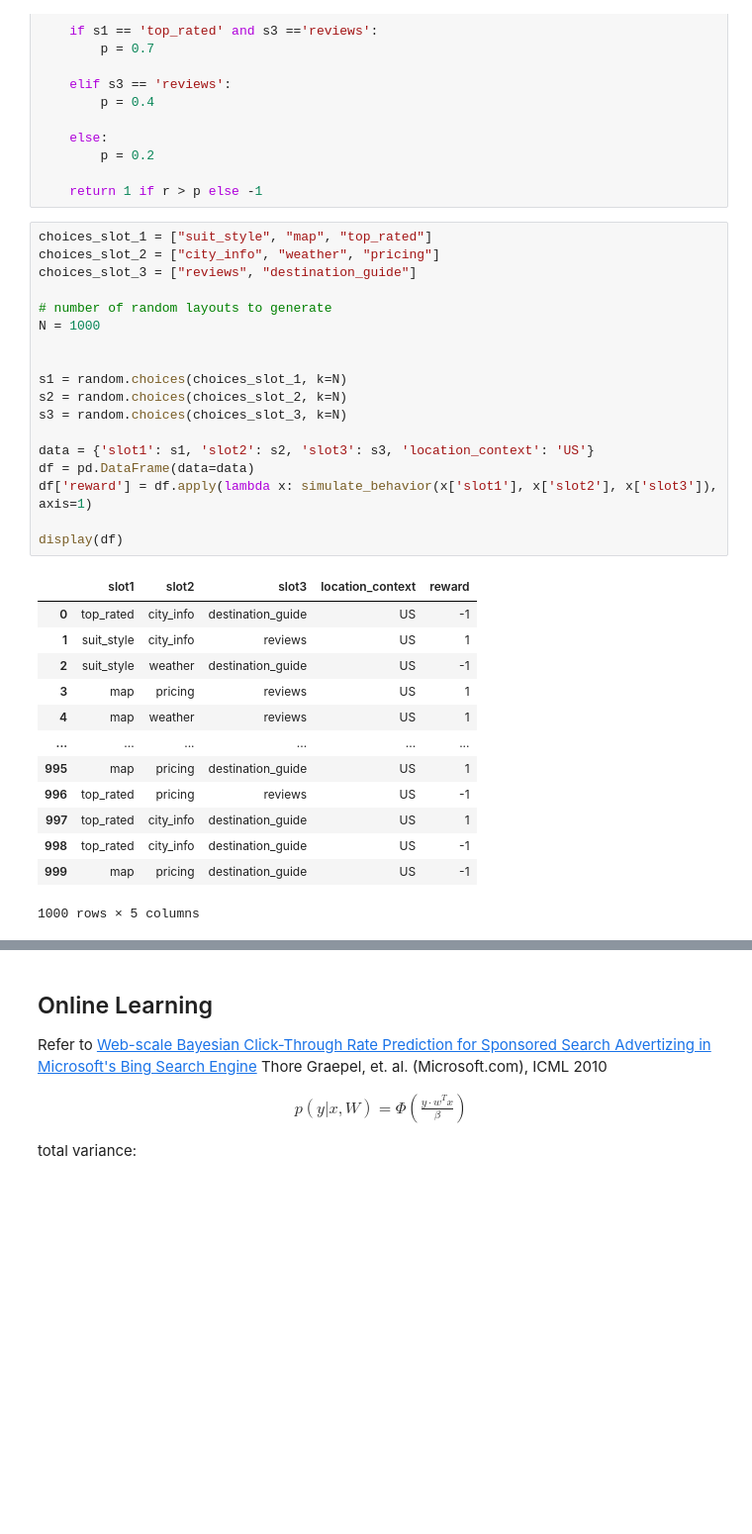
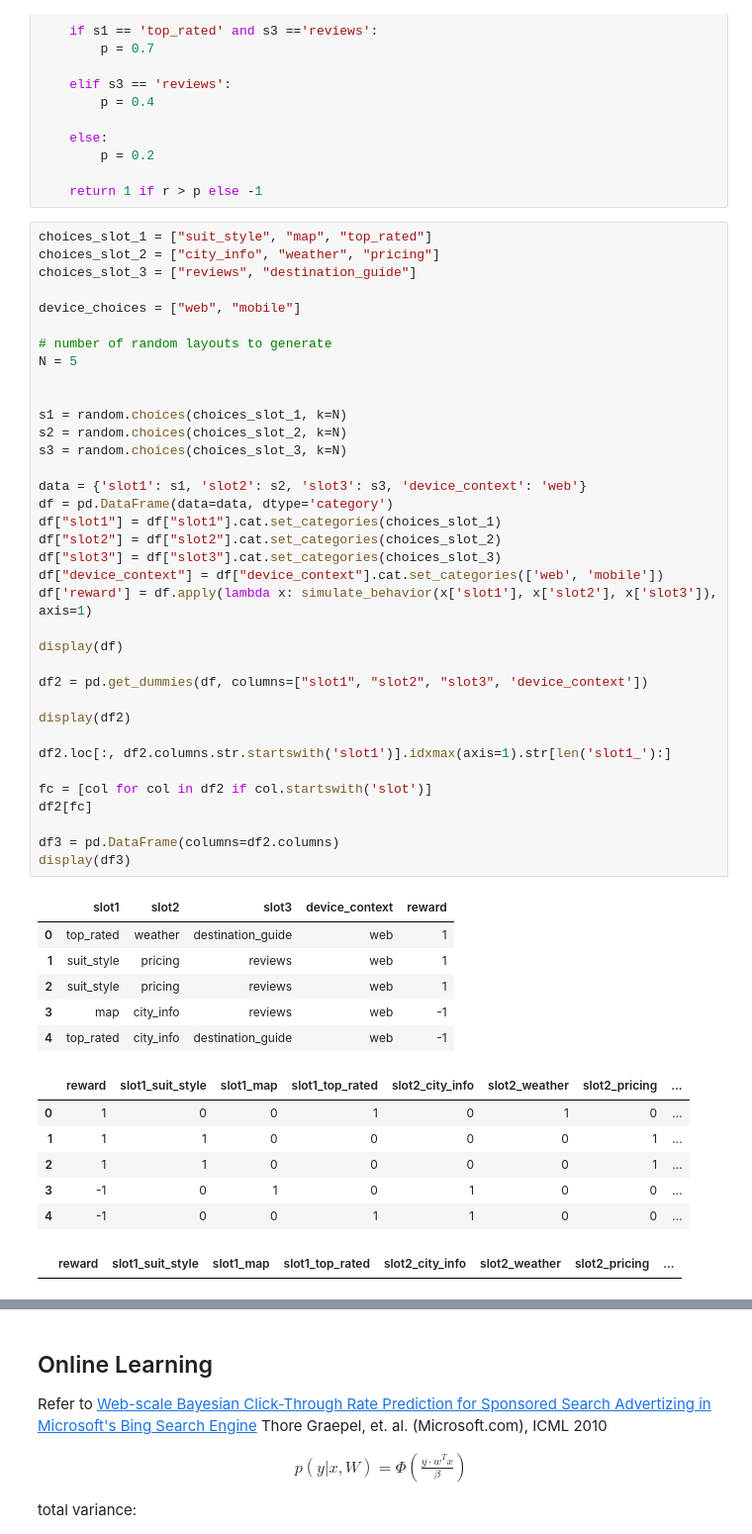
Before and after one commit to rfdickerson/multiarmed-bandits, a Jupyter notebook: Contextual Bandits.ipynb, the cells around one changed output, grey strips where cells are left out. Shown at 99% size. Saved outputs shown, nothing was run; the diff lists cells and outputs as text; blank space fills up the shorter version.

```diff
--- a/Contextual Bandits.ipynb
+++ b/Contextual Bandits.ipynb
@@ -81,33 +81,51 @@ def simulate_behavior(s1, s2, s3):
 # %%
 choices_slot_1 = ["suit_style", "map", "top_rated"]
 choices_slot_2 = ["city_info", "weather", "pricing"]
 choices_slot_3 = ["reviews", "destination_guide"]
 
+device_choices = ["web", "mobile"]
+
 # number of random layouts to generate
-N = 1000
+N = 5
 
 
 s1 = random.choices(choices_slot_1, k=N)
 s2 = random.choices(choices_slot_2, k=N)
 s3 = random.choices(choices_slot_3, k=N)
 
-data = {'slot1': s1, 'slot2': s2, 'slot3': s3, 'location_context': 'US'}
-df = pd.DataFrame(data=data)
+data = {'slot1': s1, 'slot2': s2, 'slot3': s3, 'device_context': 'web'}
+df = pd.DataFrame(data=data, dtype='category')
+df["slot1"] = df["slot1"].cat.set_categories(choices_slot_1)
+df["slot2"] = df["slot2"].cat.set_categories(choices_slot_2)
+df["slot3"] = df["slot3"].cat.set_categories(choices_slot_3)
+df["device_context"] = df["device_context"].cat.set_categories(['web', 'mobile'])
 df['reward'] = df.apply(lambda x: simulate_behavior(x['slot1'], x['slot2'], x['slot3']), axis=1)
 
 display(df)
+
+df2 = pd.get_dummies(df, columns=["slot1", "slot2", "slot3", 'device_context'])
+
+display(df2)
+
+df2.loc[:, df2.columns.str.startswith('slot1')].idxmax(axis=1).str[len('slot1_'):]
+
+fc = [col for col in df2 if col.startswith('slot')]
+df2[fc]
+
+df3 = pd.DataFrame(columns=df2.columns)
+display(df3)
 # %% [output]
-|  | slot1 | slot2 | slot3 | location_context | reward |
-| 0 | top_rated | city_info | destination_guide | US | -1 |
-| 1 | suit_style | city_info | reviews | US | 1 |
-| 2 | suit_style | weather | destination_guide | US | -1 |
-| 3 | map | pricing | reviews | US | 1 |
-| 4 | map | weather | reviews | US | 1 |
-| ... | ... | ... | ... | ... | ... |
-| 995 | map | pricing | destination_guide | US | 1 |
-| 996 | top_rated | pricing | reviews | US | -1 |
-| 997 | top_rated | city_info | destination_guide | US | 1 |
-| 998 | top_rated | city_info | destination_guide | US | -1 |
-| 999 | map | pricing | destination_guide | US | -1 |
+|  | slot1 | slot2 | slot3 | device_context | reward |
+| 0 | top_rated | weather | destination_guide | web | 1 |
+| 1 | suit_style | pricing | reviews | web | 1 |
+| 2 | suit_style | pricing | reviews | web | 1 |
+| 3 | map | city_info | reviews | web | -1 |
+| 4 | top_rated | city_info | destination_guide | web | -1 |
-1000 rows × 5 columns
+|  | reward | slot1_suit_style | slot1_map | slot1_top_rated | slot2_city_info | slot2_weather | slot2_pricing | ... |
+| 0 | 1 | 0 | 0 | 1 | 0 | 1 | 0 | ... |
+| 1 | 1 | 1 | 0 | 0 | 0 | 0 | 1 | ... |
+| 2 | 1 | 1 | 0 | 0 | 0 | 0 | 1 | ... |
+| 3 | -1 | 0 | 1 | 0 | 1 | 0 | 0 | ... |
+| 4 | -1 | 0 | 0 | 1 | 1 | 0 | 0 | ... |
+|  | reward | slot1_suit_style | slot1_map | slot1_top_rated | slot2_city_info | slot2_weather | slot2_pricing | ... |
 # %%
```
Also changed, not shown: parts of 9 cells of this notebook.
